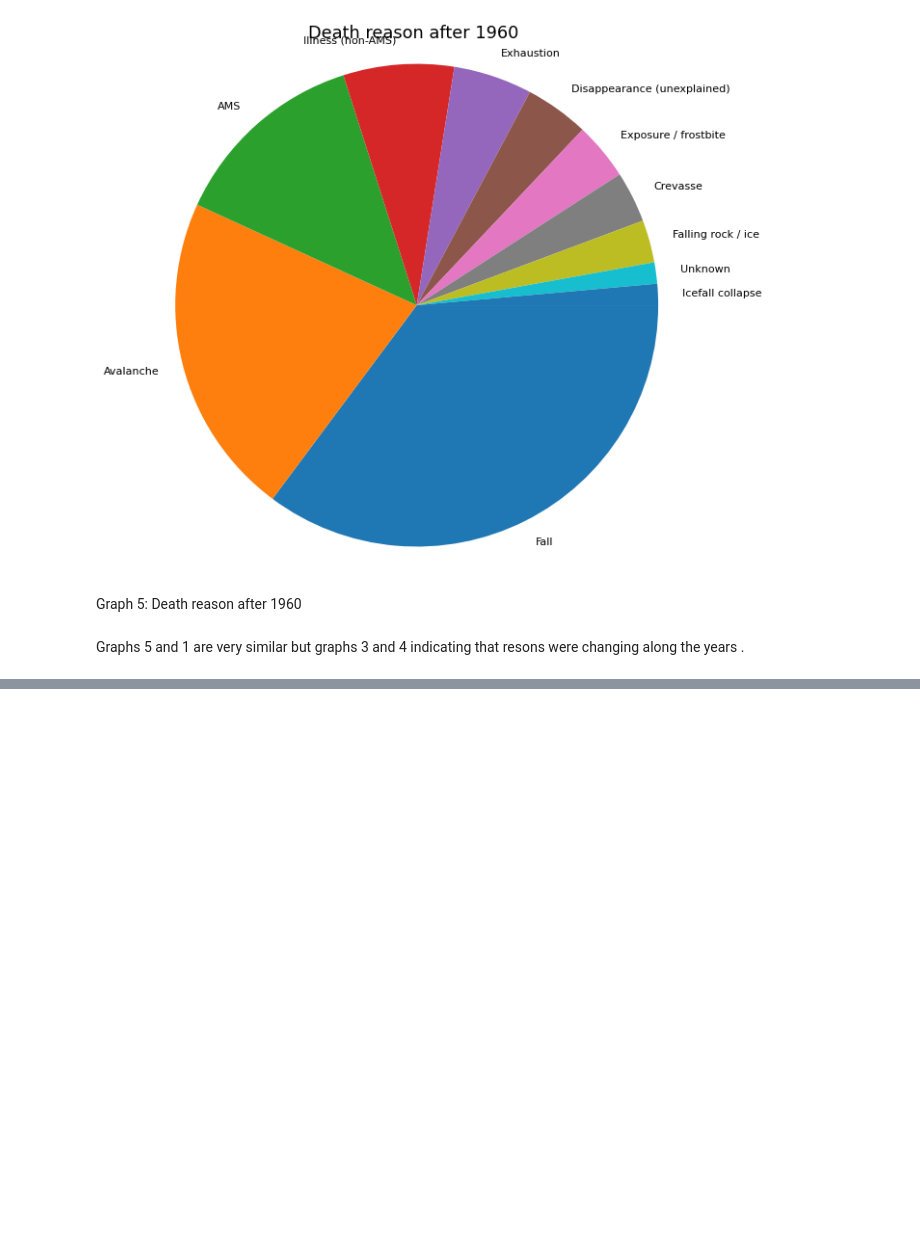
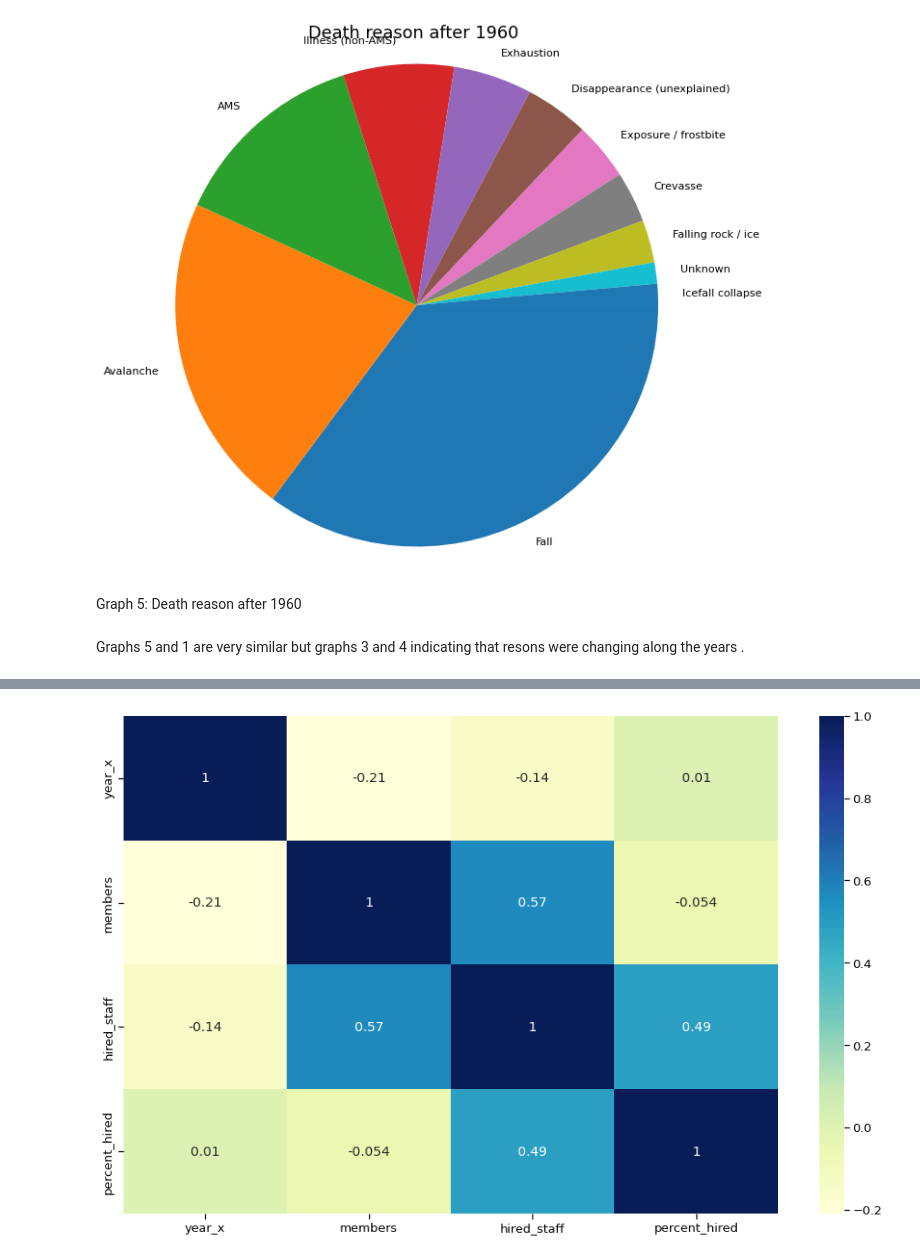
Before and after one commit to jakubbartnik/UCDPA_jakubbartnik, a Jupyter notebook: Jakub_Bartnik_Everest.ipynb, the cells around one changed output, grey strips where cells are left out. Drawn from its saved outputs; the diff is of its cells as text; code cells hidden in the pictures; blank space fills up the shorter version.

```diff
--- a/Jakub_Bartnik_Everest.ipynb
+++ b/Jakub_Bartnik_Everest.ipynb
@@ -347,0 +625,7 @@ https://towardsdatascience.com/how-to-compare-two-or-more-distributions-9b06ee4d
+# %%
+#Checking for corelation
+plt.figure(figsize = (16, 10))
+sns.heatmap(G3.corr(), annot = True, cmap="YlGnBu")
+plt.show()
+# %% [output]
+[figure, added]
```
Also changed, not shown: parts of 71 cells of this notebook, 7 other files.
